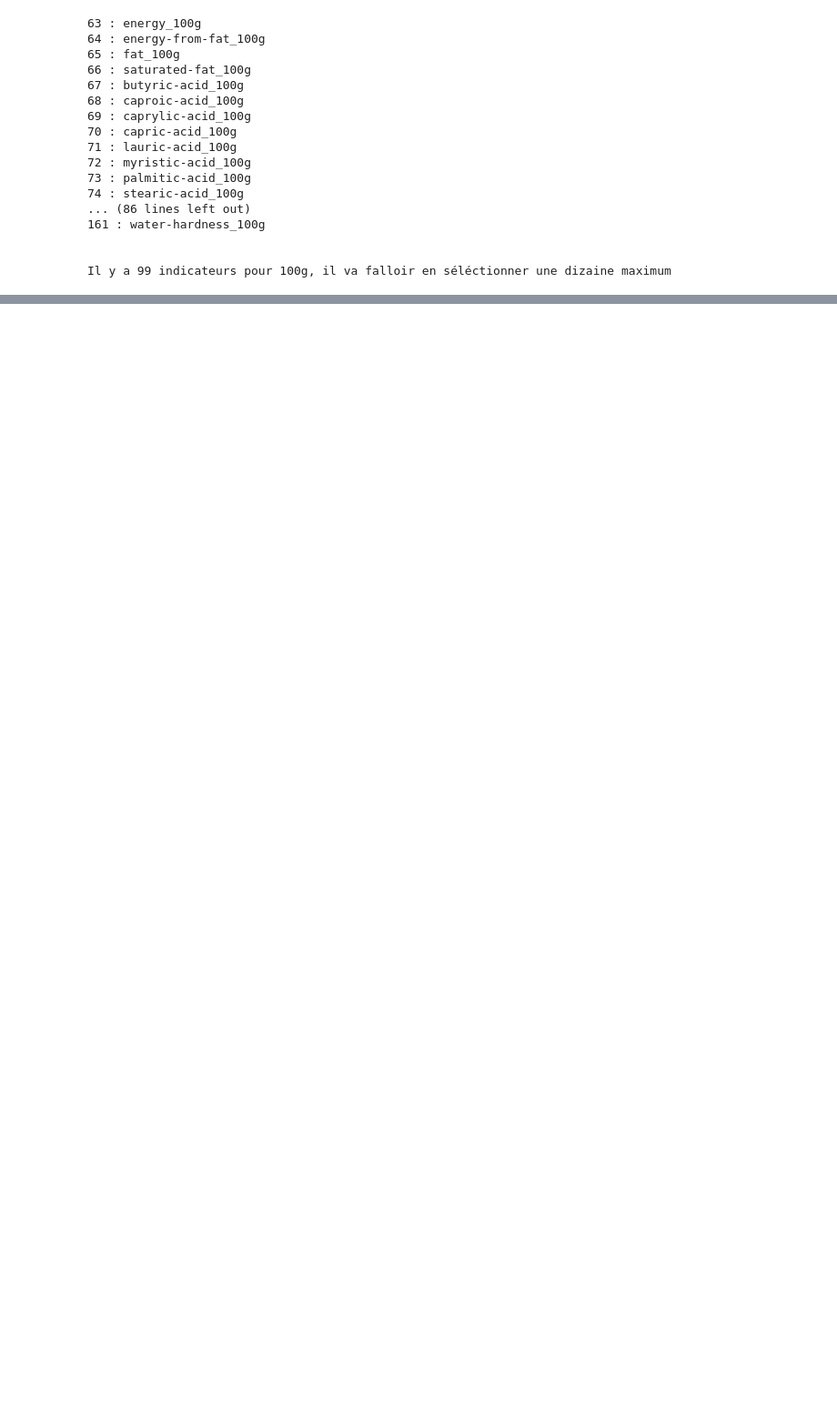
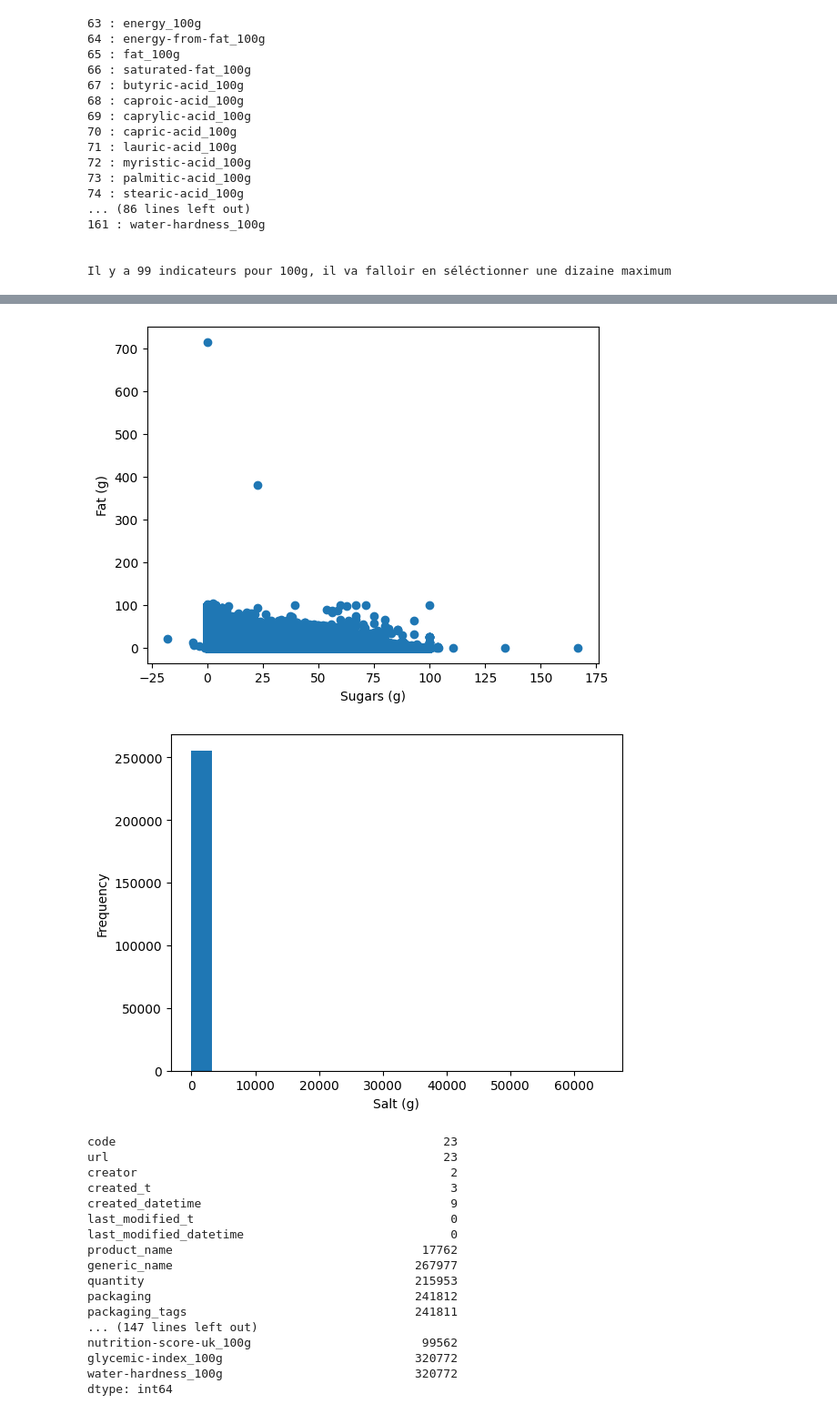
Before and after one commit to pcarette/OPCR-1-SP, a Jupyter notebook: OPCR_Project_1.ipynb, the cells around one changed output, grey strips where cells are left out. Shown at 91% size. Drawn from its saved outputs; the diff is of its cells as text; code cells hidden in the pictures; blank space fills up the shorter version.

```diff
--- a/OPCR_Project_1.ipynb
+++ b/OPCR_Project_1.ipynb
@@ -1,10 +1,10 @@
 # %%
 import pandas as pd
 
-df = pd.read_csv('./fr.openfoodfacts.org.products.csv', sep='\t')
+data = pd.read_csv('./data.csv', sep='\t')
 
 print("les premières données")
-df.head()
+data.head()
 # %% [output]
 les premières données
 |  | code | url | creator | created_t | created_datetime | last_modified_t | last_modified_datetime | ... |
@@ -165,0 +202,38 @@ Construction de la matrice de corrélation :
+# %%
+import matplotlib.pyplot as plt
+
+# Diagramme de dispersion pour identifier les valeurs aberrantes
+plt.scatter(data['sugars_100g'], data['fat_100g'])
+plt.xlabel('Sugars (g)')
+plt.ylabel('Fat (g)')
+plt.show()
+
+# Histogramme pour identifier les tendances dans les données
+plt.hist(data['salt_100g'], bins=20)
+plt.xlabel('Salt (g)')
+plt.ylabel('Frequency')
+plt.show()
+
+# Détermination des valeurs manquantes
+missing_values = data.isnull().sum()
+print(missing_values)
+# %% [output]
+[figure, added]
+[figure, added]
+code                                              23
+url                                               23
+creator                                            2
+created_t                                          3
+created_datetime                                   9
+last_modified_t                                    0
+last_modified_datetime                             0
+product_name                                   17762
+generic_name                                  267977
+quantity                                      215953
+packaging                                     241812
+packaging_tags                                241811
+... (147 lines left out)
+nutrition-score-uk_100g                        99562
+glycemic-index_100g                           320772
+water-hardness_100g                           320772
+dtype: int64
```
Also changed, not shown: parts of 14 cells of this notebook, 1 other file.
